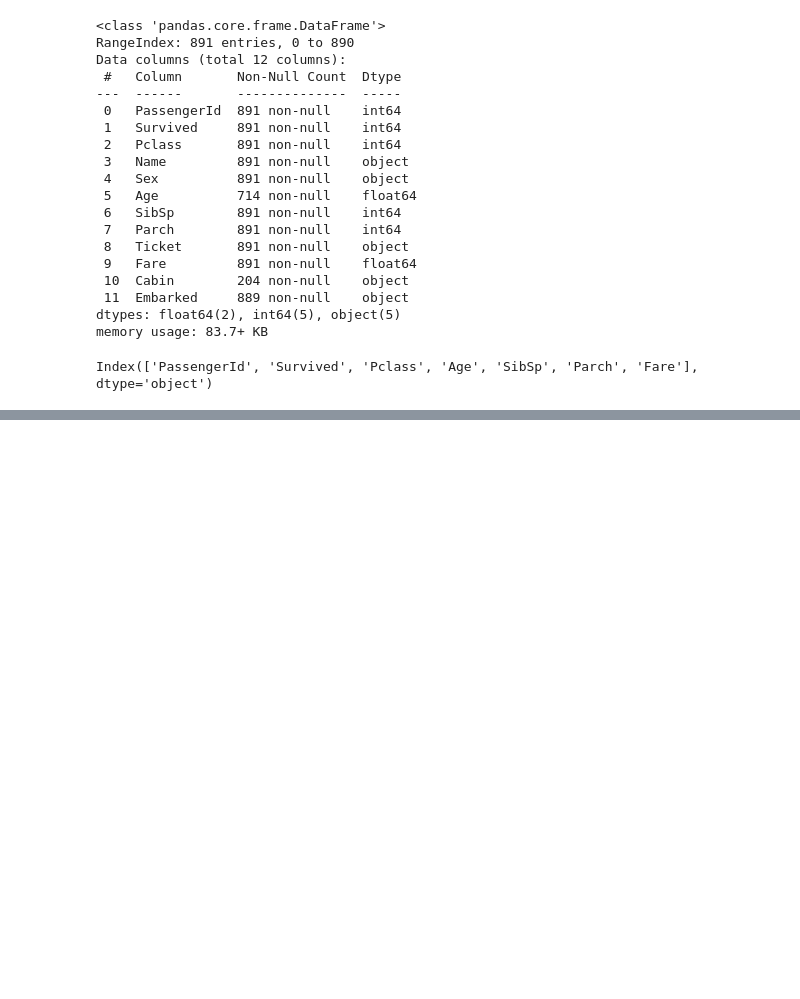
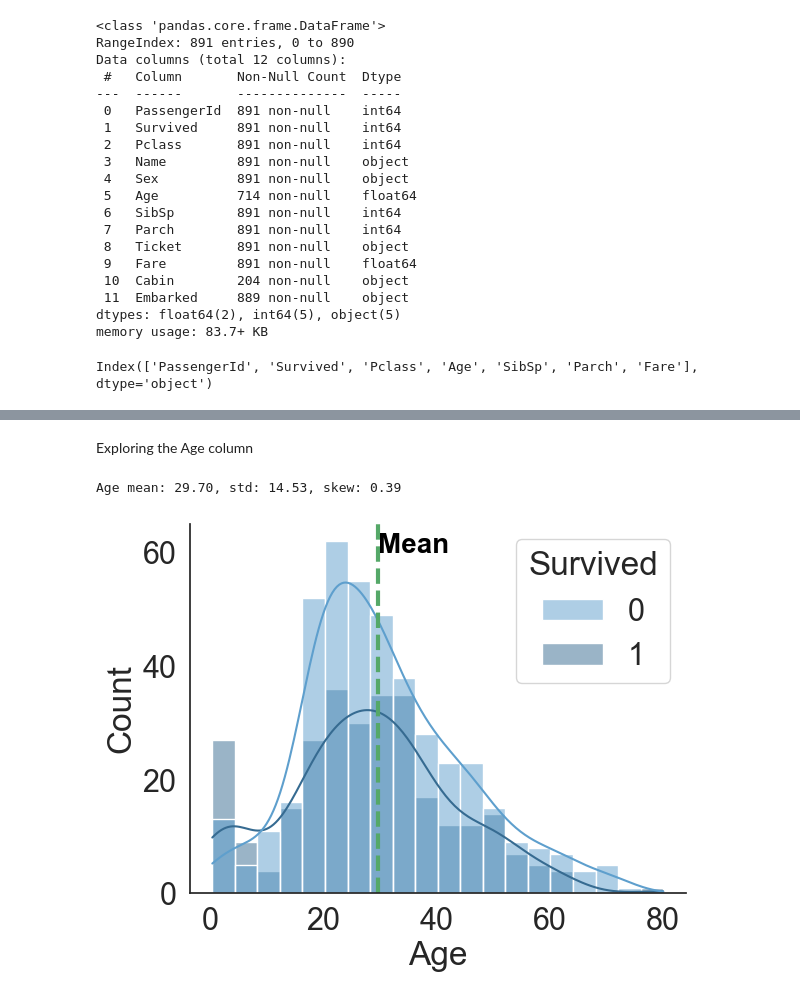
Before and after one commit to nicholasaxl/titanic-kaggle-nichaxl, a Jupyter notebook: Titanic_Kaggle_Axl.ipynb, the cells around one changed output, grey strips where cells are left out. Saved outputs shown, nothing was run; the diff lists cells and outputs as text; code cells hidden in the pictures; blank space fills up the shorter version.

```diff
--- a/Titanic_Kaggle_Axl.ipynb
+++ b/Titanic_Kaggle_Axl.ipynb
@@ -104,0 +153,14 @@ Index(['PassengerId', 'Survived', 'Pclass', 'Age', 'SibSp', 'Parch', 'Fare'], dt
+# %% [markdown]
+Exploring the Age column
+# %%
+ax = sns.histplot(x="Age", hue="Survived", data=train_data,palette = 'Blues_d',kde=True)
+plt.axvline(x=train_data['Age'].mean(), color='g', linestyle='--', linewidth=3)
+plt.text(train_data['Age'].mean(), 60, "Mean", horizontalalignment='left', size='small', color='black', weight='semibold')
+sns.despine()
+age_mean = train_data['Age'].mean()
+age_std = train_data['Age'].std()
+age_skew = train_data['Age'].skew()
+print('Age mean: {:.2f}, std: {:.2f}, skew: {:.2f}'.format(age_mean, age_std, age_skew))
+# %% [output]
+Age mean: 29.70, std: 14.53, skew: 0.39
+[figure, added]
```
Also changed, not shown: parts of 11 cells of this notebook.
